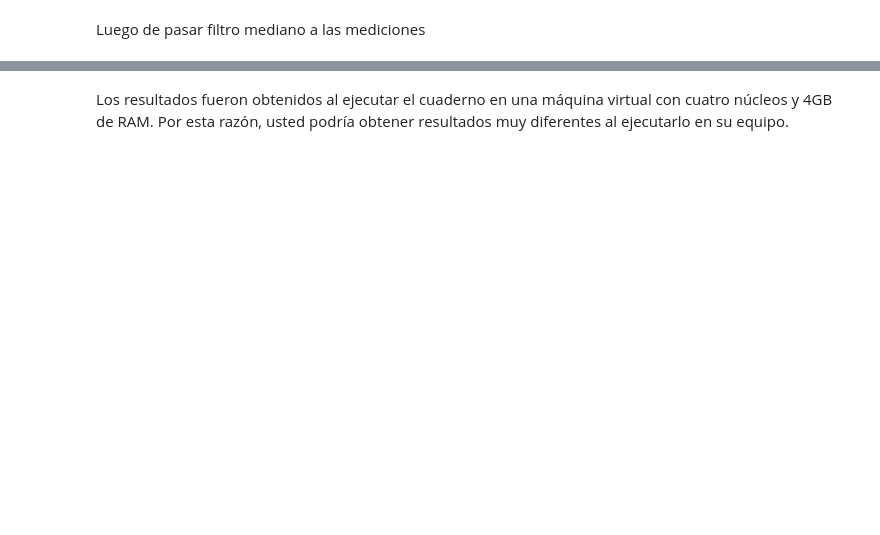
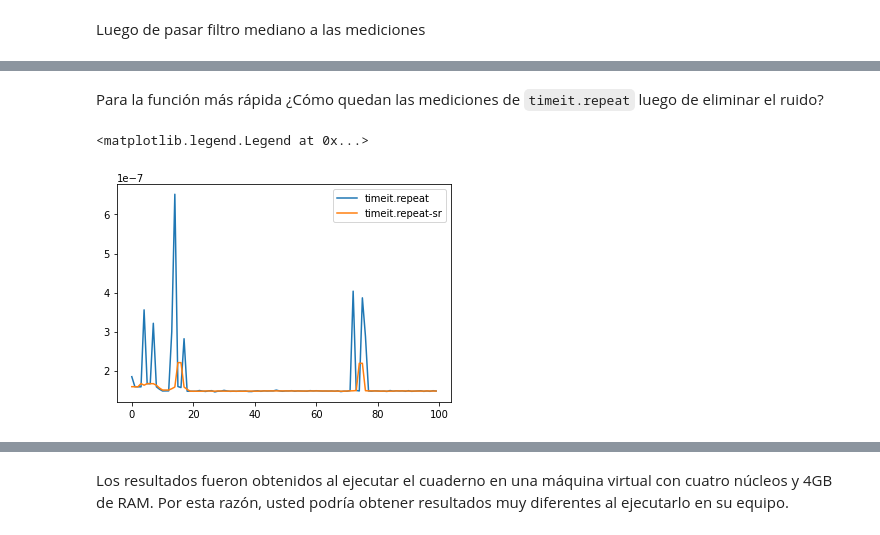
Before and after one commit to stefano-andre/sobre-python, a Jupyter notebook: python-timing.ipynb, the cells around one changed output, grey strips where cells are left out. Drawn from its saved outputs; the diff is of its cells as text; code cells hidden in the pictures; blank space fills up the shorter version.

```diff
--- a/python-timing.ipynb
+++ b/python-timing.ipynb
@@ -590,0 +591,10 @@ plt.legend()
+# %% [markdown]
+Para la función más rápida ¿Cómo quedan las mediciones de `timeit.repeat` luego de eliminar el ruido?
+# %%
+plt.plot(x, t0, label='timeit.repeat')
+plt.plot(x, t0sr, label='timeit.repeat-sr')
+# para mostrar la leyenda
+plt.legend()
+# %% [output]
+<matplotlib.legend.Legend at 0x...>
+[figure, added]
```
Also changed, not shown: parts of 51 cells of this notebook.
